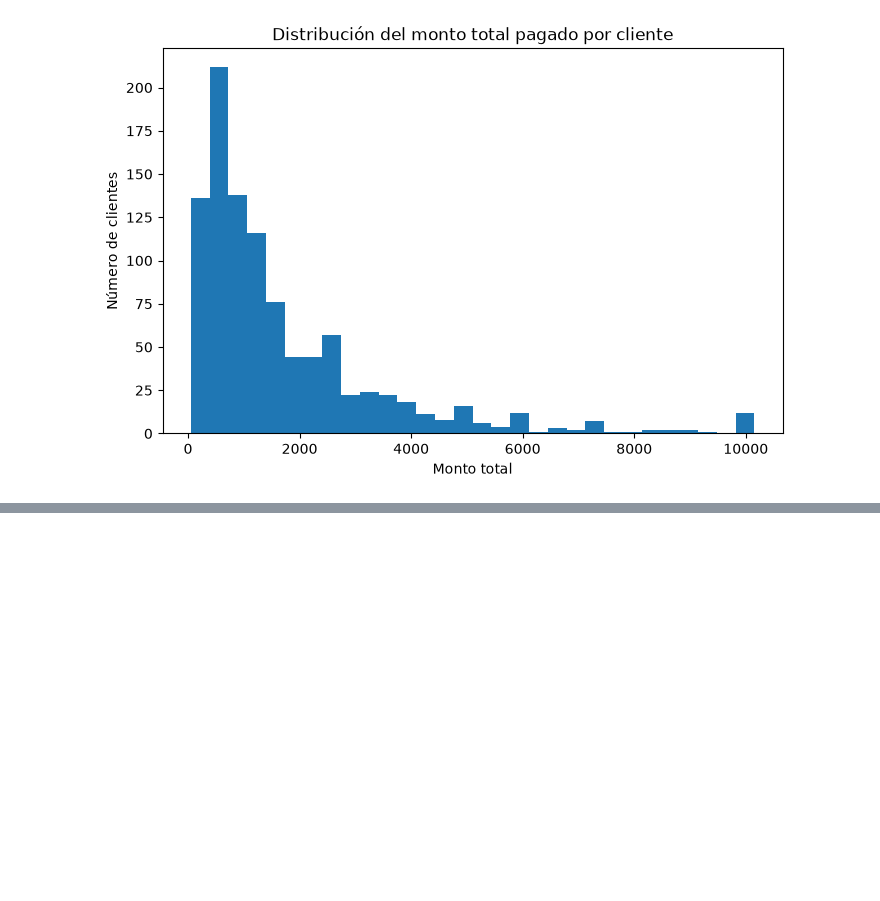
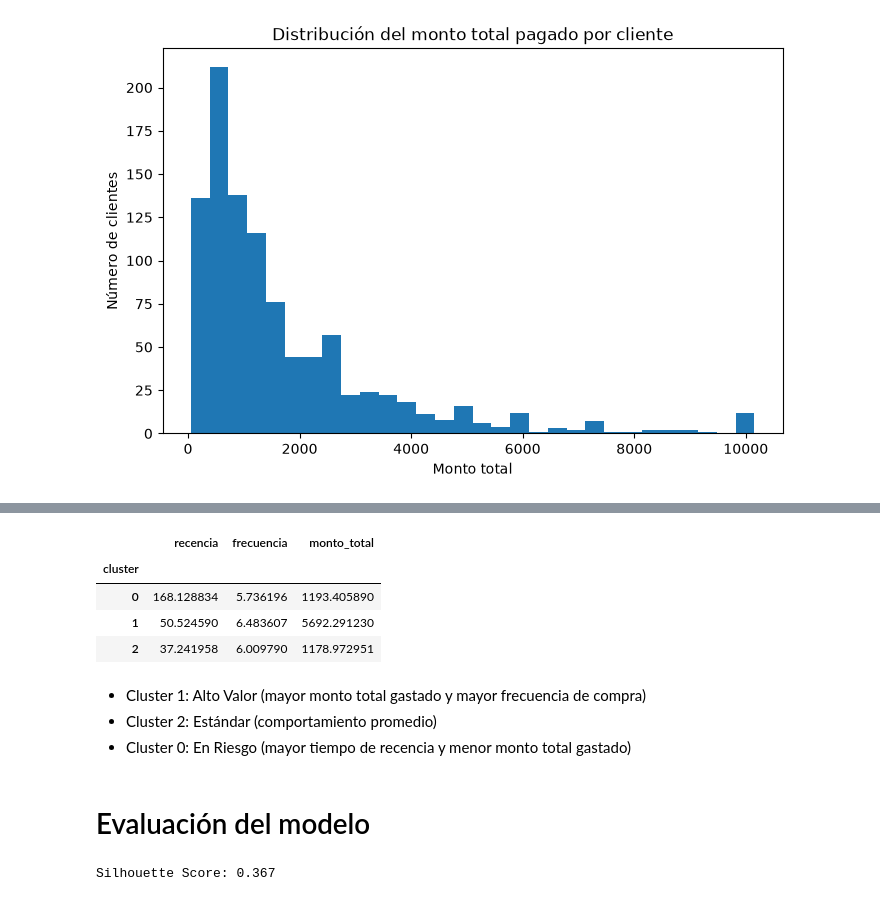
Before and after one commit to teenasingh18/retencion_clientes, a Jupyter notebook: notebooks/retencion_clientes.ipynb, the cells around one changed output, grey strips where cells are left out. Drawn from its saved outputs; the diff is of its cells as text; code cells hidden in the pictures; blank space fills up the shorter version.

```diff
--- a/notebooks/retencion_clientes.ipynb
+++ b/notebooks/retencion_clientes.ipynb
@@ -163,0 +183,4 @@ plt.show()
+# %%
+scaler = StandardScaler()
+
+X_scaled = scaler.fit_transform(X)
@@ -163,0 +189,8 @@ plt.show()
+# %%
+kmeans = KMeans(
+    n_clusters=3,
+    random_state=42,
+    n_init=10
+)
+
+clientes["cluster"] = kmeans.fit_predict(X_scaled)
@@ -163,0 +205,14 @@ plt.show()
+# %%
+clientes.groupby("cluster") [
+    ["recencia", "frecuencia", "monto_total"]
+].mean()
+# %% [output]
+|  | recencia | frecuencia | monto_total |
+| cluster |  |  |  |
+| 0 | 168.128834 | 5.736196 | 1193.405890 |
+| 1 | 50.524590 | 6.483607 | 5692.291230 |
+| 2 | 37.241958 | 6.009790 | 1178.972951 |
+# %% [markdown]
+- Cluster 1: Alto Valor (mayor monto total gastado y mayor frecuencia de compra)
+- Cluster 2: Estándar (comportamiento promedio)
+- Cluster 0: En Riesgo (mayor tiempo de recencia y menor monto total gastado)
@@ -163,0 +225,10 @@ plt.show()
+# %% [markdown]
+# Evaluación del modelo
+# %%
+silhouette = silhouette_score(
+    X_scaled, clientes["cluster"]
+)
+
+print(f"Silhouette Score: {silhouette:.3f}")
+# %% [output]
+Silhouette Score: 0.367
```
Also changed, not shown: parts of 7 cells of this notebook.
